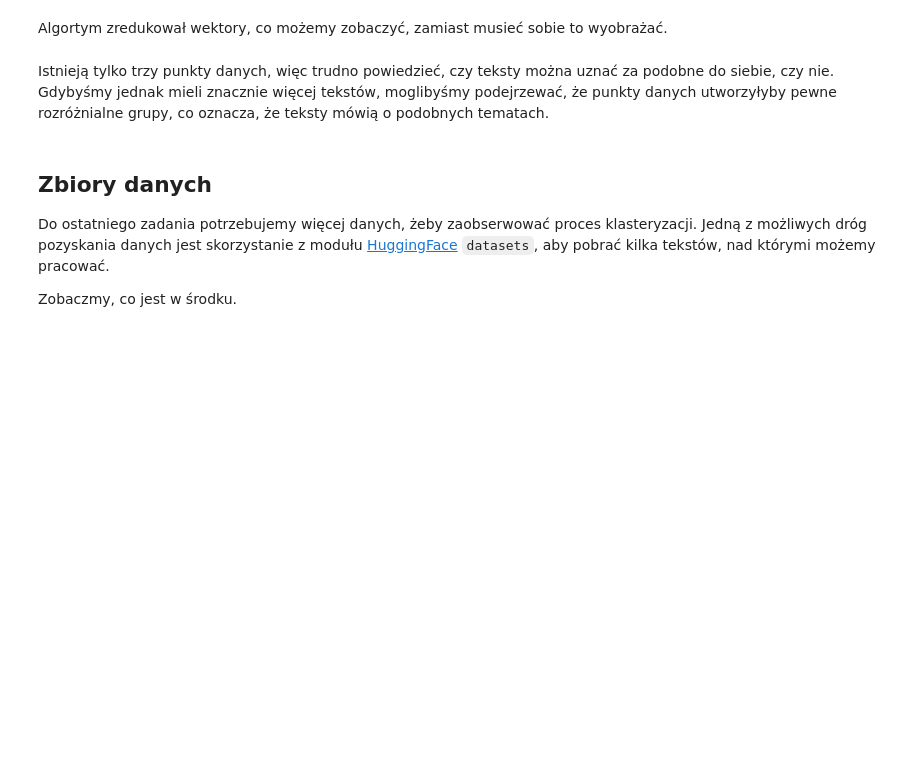
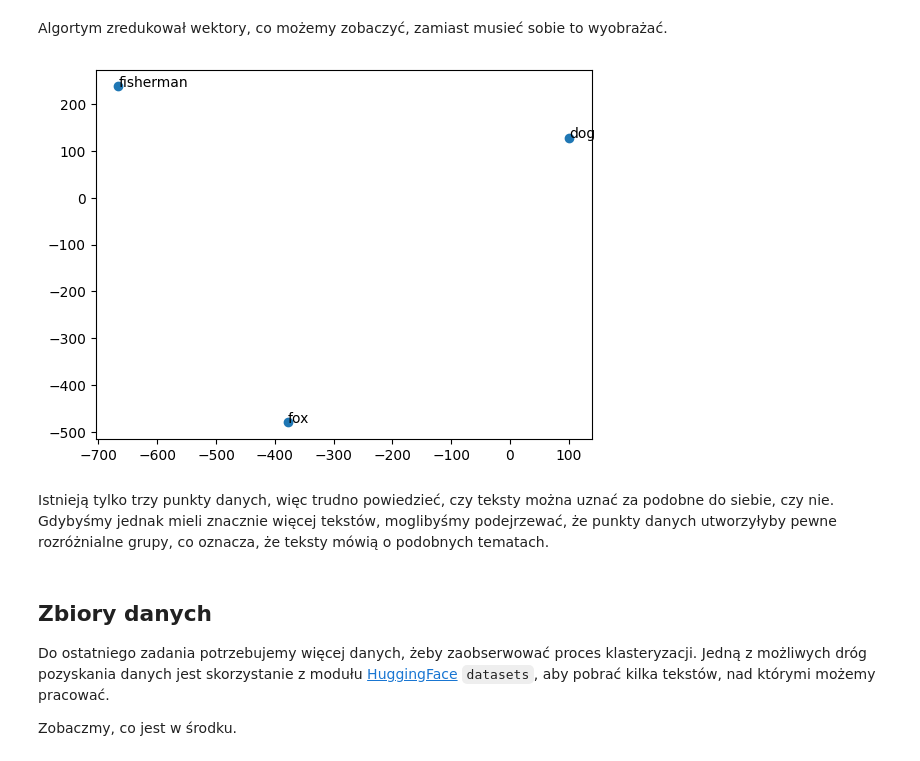
Before and after one commit to the-ultimate-krol/studia-repo, a Jupyter notebook: Podstawowe_zadania_NLP_Laboratorium_1-2.ipynb, the cells around one changed output. Saved outputs shown, nothing was run; the diff lists cells and outputs as text; code cells hidden in the pictures; blank space fills up the shorter version.

```diff
--- a/Podstawowe_zadania_NLP_Laboratorium_1-2.ipynb
+++ b/Podstawowe_zadania_NLP_Laboratorium_1-2.ipynb
@@ -276,13 +423,15 @@ Algortym zredukował wektory, co możemy zobaczyć, zamiast musieć sobie to wyo
 # %%
 import matplotlib.pyplot as plt
 
 fig, ax = plt.subplots()
 ax.scatter(tsne_data[:, 0], tsne_data[:, 1])
 
-for i, label in enumerate(["quick fox", "barking dog", "lazy fisherman"]):
+for i, label in enumerate(["fox", "dog", "fisherman"]):
     ax.annotate(label, (tsne_data[i, 0], tsne_data[i, 1]))
 
 plt.show()
+# %% [output]
+[figure, added]
 # %% [markdown]
 Istnieją tylko trzy punkty danych, więc trudno powiedzieć, czy teksty można uznać za podobne do siebie, czy nie. Gdybyśmy jednak mieli znacznie więcej tekstów, moglibyśmy podejrzewać, że punkty danych utworzyłyby pewne rozróżnialne grupy, co oznacza, że teksty mówią o podobnych tematach.
 # %% [markdown]
```
Also changed, not shown: parts of 24 cells of this notebook, 1 other file.
